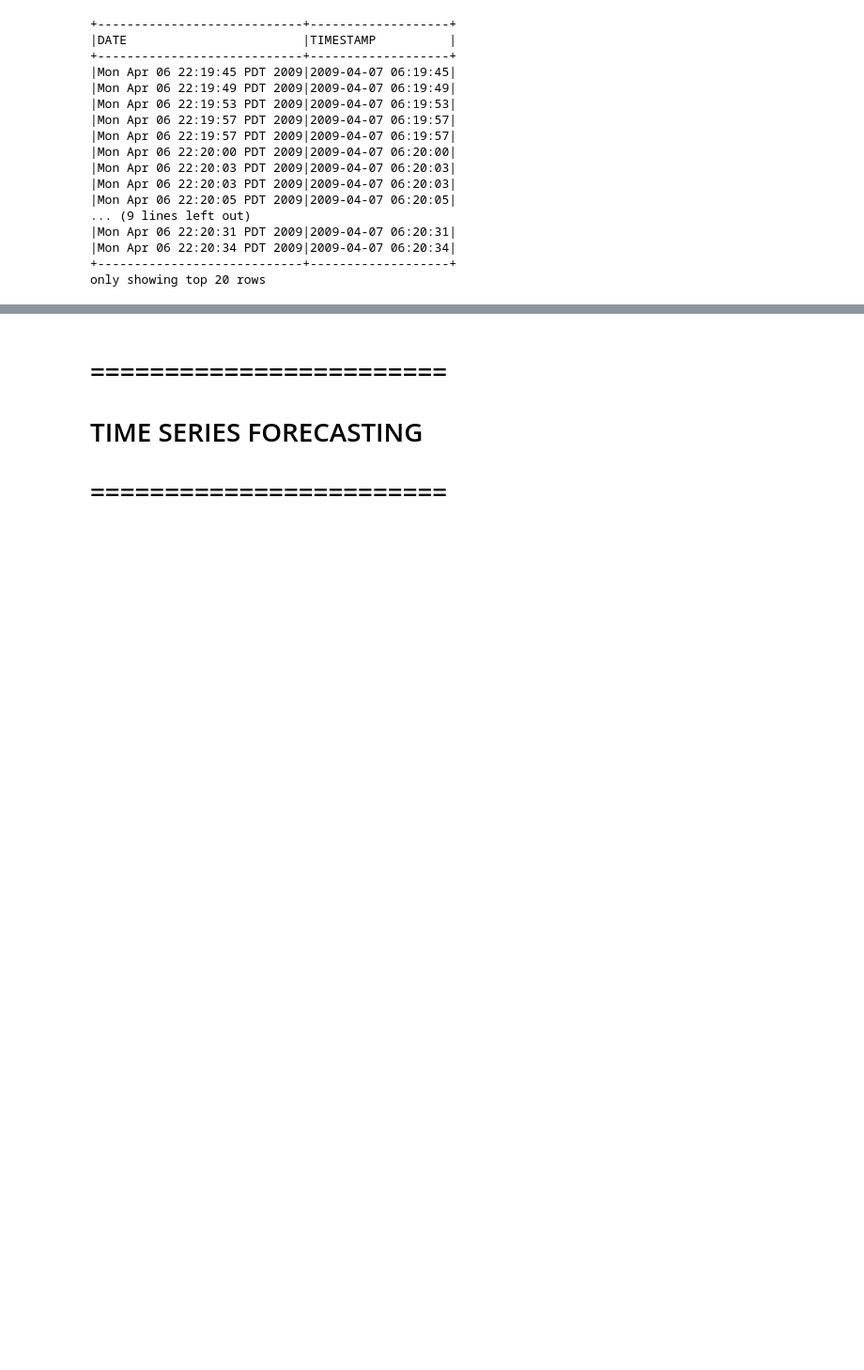
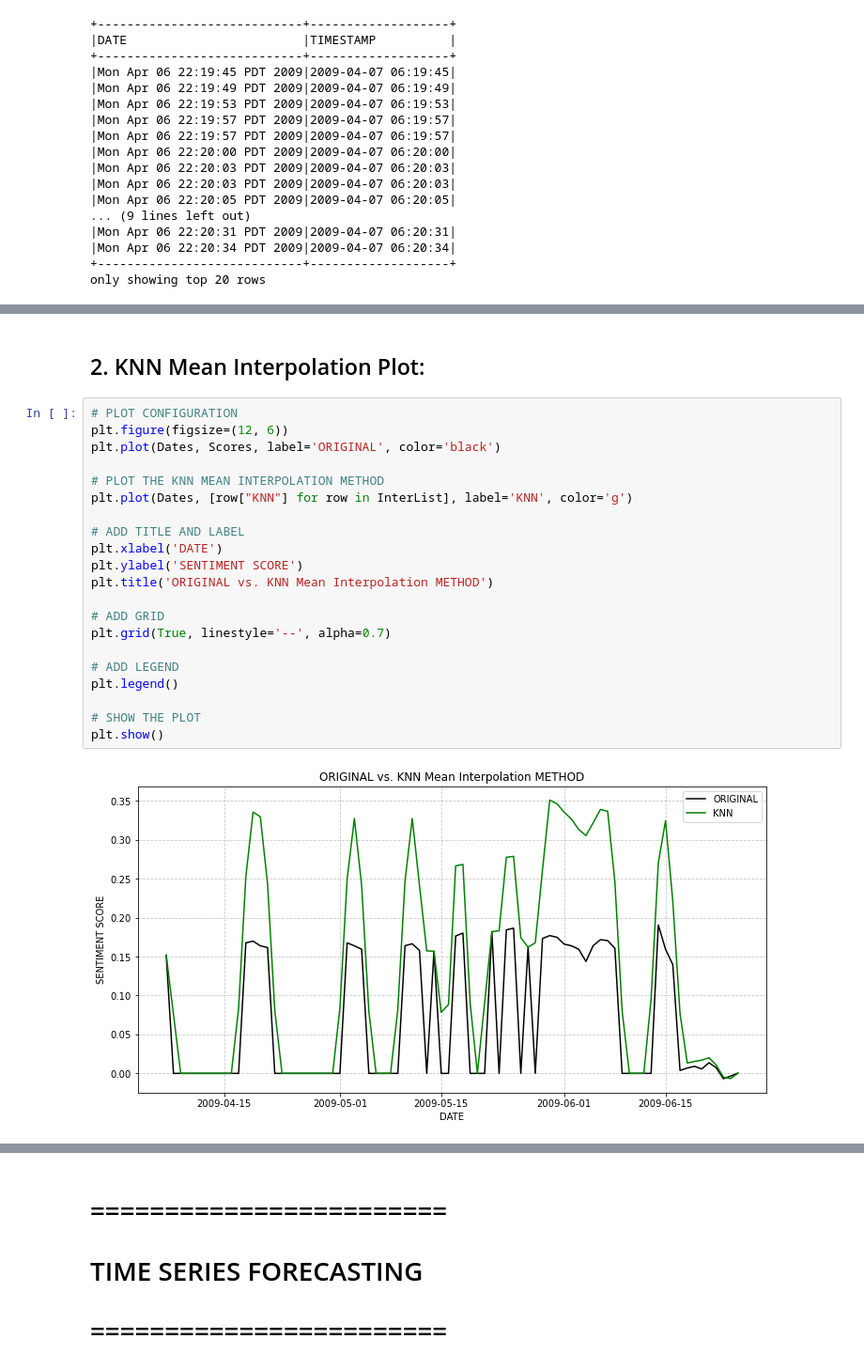
Before and after one commit to mzmalkoc/S2CA2_2023034, a Jupyter notebook: S2CA2.ipynb, the cells around one changed output, grey strips where cells are left out. Shown at 94% size. Saved outputs shown, nothing was run; the diff lists cells and outputs as text; blank space fills up the shorter version.

```diff
--- a/S2CA2.ipynb
+++ b/S2CA2.ipynb
@@ -1134,0 +857,25 @@ only showing top 20 rows
+# %% [markdown]
+## 2. KNN Mean Interpolation Plot:
+# %%
+# PLOT CONFIGURATION
+plt.figure(figsize=(12, 6))
+plt.plot(Dates, Scores, label='ORIGINAL', color='black')
+
+# PLOT THE KNN MEAN INTERPOLATION METHOD
+plt.plot(Dates, [row["KNN"] for row in InterList], label='KNN', color='g')
+
+# ADD TITLE AND LABEL
+plt.xlabel('DATE')
+plt.ylabel('SENTIMENT SCORE')
+plt.title('ORIGINAL vs. KNN Mean Interpolation METHOD')
+
+# ADD GRID
+plt.grid(True, linestyle='--', alpha=0.7)
+
+# ADD LEGEND
+plt.legend()
+
+# SHOW THE PLOT
+plt.show()
+# %% [output]
+[figure, added]
```
Also changed, not shown: parts of 84 cells of this notebook.
